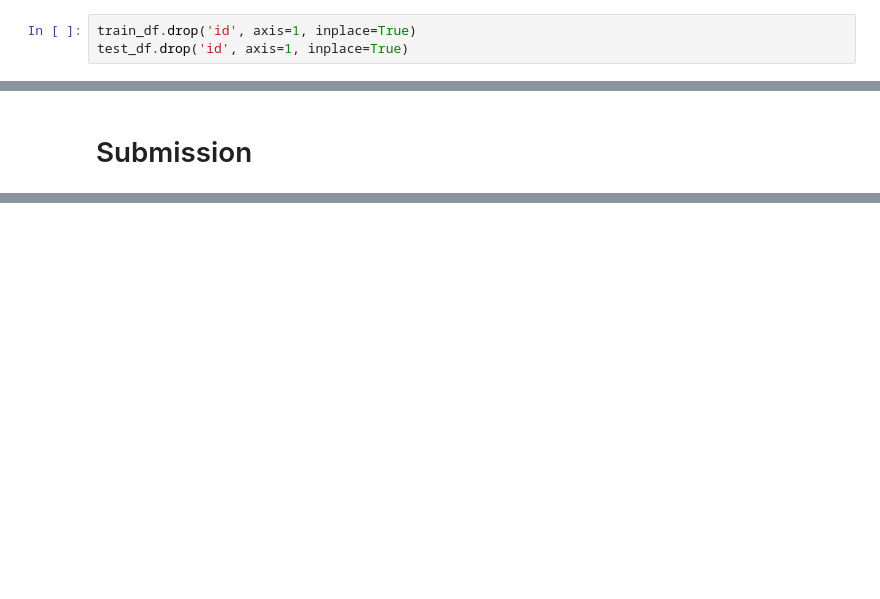
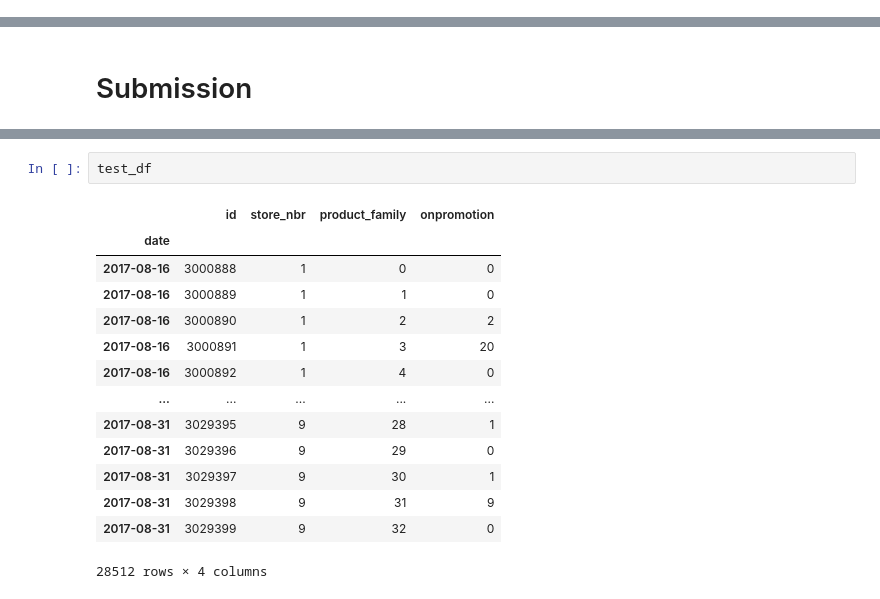
Before and after one commit to HelloWorld183L/EDA_Work, a Jupyter notebook: salestimeseries.ipynb, the cells around one changed output, grey strips where cells are left out. Drawn from its saved outputs; the diff is of its cells as text; blank space fills up the shorter version.

```diff
--- a/salestimeseries.ipynb
+++ b/salestimeseries.ipynb
@@ -929,5 +925,2 @@ sns.heatmap(trimmed_train_merged_df.corr(), annot=True, fmt='.2f')
 # %% [markdown]
 It should come without a surprise that promotions heavily affect sales. Oddly enough, oil price doesn't seem to have much of an effect on sales (at least according to correlation). I still think oil price is quite relevant judging from the earlier analysis we have done. It could be that the oil price is much more relevant during certain time periods for predicting sales.
-# %%
-train_df.drop('id', axis=1, inplace=True)
-test_df.drop('id', axis=1, inplace=True)
@@ -992,0 +997,17 @@ f'Score: {round(np.sqrt(mean_squared_log_error(y, y_train_pred)), 2)}%'
+# %%
+test_df
+# %% [output]
+|  | id | store_nbr | product_family | onpromotion |
+| date |  |  |  |  |
+| 2017-08-16 | 3000888 | 1 | 0 | 0 |
+| 2017-08-16 | 3000889 | 1 | 1 | 0 |
+| 2017-08-16 | 3000890 | 1 | 2 | 2 |
+| 2017-08-16 | 3000891 | 1 | 3 | 20 |
+| 2017-08-16 | 3000892 | 1 | 4 | 0 |
+| ... | ... | ... | ... | ... |
+| 2017-08-31 | 3029395 | 9 | 28 | 1 |
+| 2017-08-31 | 3029396 | 9 | 29 | 0 |
+| 2017-08-31 | 3029397 | 9 | 30 | 1 |
+| 2017-08-31 | 3029398 | 9 | 31 | 9 |
+| 2017-08-31 | 3029399 | 9 | 32 | 0 |
+28512 rows × 4 columns
```
Also changed, not shown: parts of 15 cells of this notebook.
